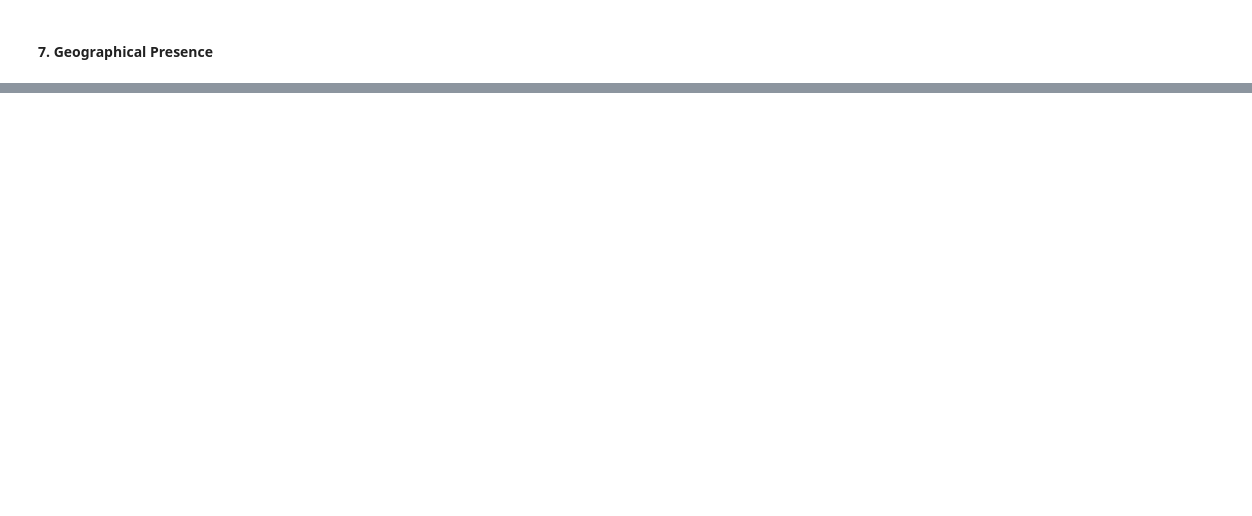
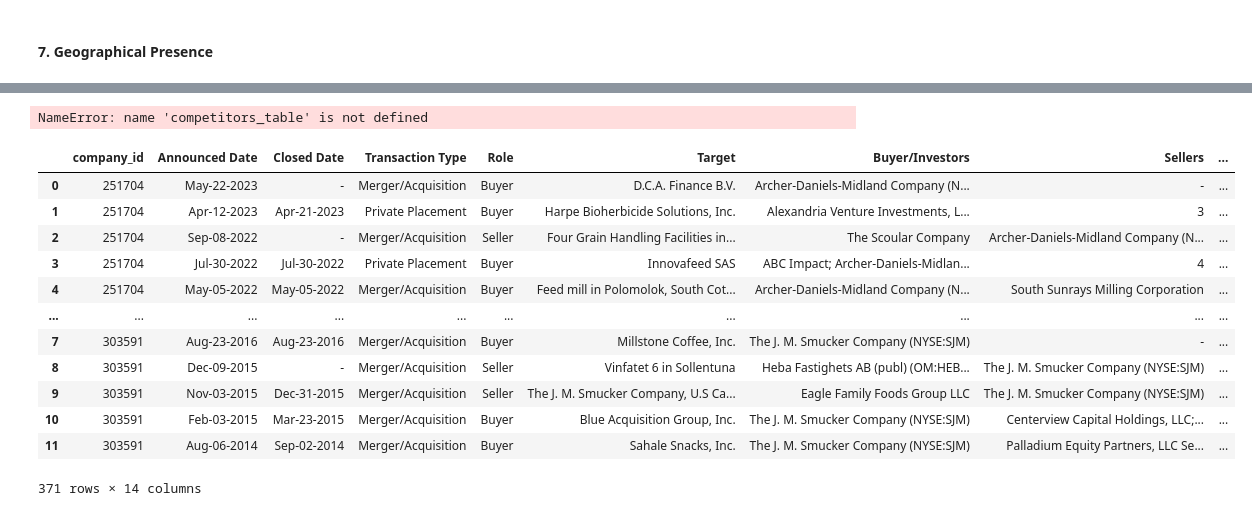
Before and after one commit to julietytsai/teamdigest, a Jupyter notebook: CIQScraper.ipynb, the cells around one changed output, grey strips where cells are left out. Cells and saved outputs as stored; diff of their text form; code cells hidden in the pictures; blank space fills up the shorter version.

```diff
--- a/CIQScraper.ipynb
+++ b/CIQScraper.ipynb
@@ -444,0 +454,11 @@ geo_segment(274715)[1]
+# %%
+competitors_table = pd.DataFrame()
+for company_id in master_idx['company_id_SPCIQ']:
+    competitors_table = merge_tables(competitors_table, competitors(company_id))
+    if len(competitors_table.columns) > 6:
+        print(company_id)
+        break
+# %%
+competitors_table
+# %% [output]
+NameError: name 'competitors_table' is not defined
@@ -444,0 +467,7 @@ geo_segment(274715)[1]
+# %%
+alliances_table = pd.DataFrame()
+for company_id in master_idx['company_id_SPCIQ']:
+    alliances_table = merge_tables(alliances_table, alliances(company_id))
+    if len(alliances_table.columns) > 6:
+        print(company_id)
+        break
@@ -444,0 +480,7 @@ geo_segment(274715)[1]
+# %%
+sourcing_table = pd.DataFrame()
+for company_id in master_idx['company_id_SPCIQ']:
+    sourcing_table = merge_tables(sourcing_table, suppliers(company_id))
+    if len(sourcing_table.columns) > 6:
+        print(company_id)
+        break
@@ -444,0 +550,20 @@ geo_segment(274715)[1]
+# %%
+acquisitions_table = pd.DataFrame()
+for company_id in master_idx['company_id_SPCIQ']:
+    acquisitions_table = merge_tables(acquisitions_table, acquisitions(company_id))
+# %%
+acquisitions_table
+# %% [output]
+|  | company_id | Announced Date | Closed Date | Transaction Type | Role | Target | Buyer/Investors | Sellers | ... |
+| 0 | 251704 | May-22-2023 | - | Merger/Acquisition | Buyer | D.C.A. Finance B.V. | Archer-Daniels-Midland Company (N... | - | ... |
+| 1 | 251704 | Apr-12-2023 | Apr-21-2023 | Private Placement | Buyer | Harpe Bioherbicide Solutions, Inc. | Alexandria Venture Investments, L... | 3 | ... |
+| 2 | 251704 | Sep-08-2022 | - | Merger/Acquisition | Seller | Four Grain Handling Facilities in... | The Scoular Company | Archer-Daniels-Midland Company (N... | ... |
+| 3 | 251704 | Jul-30-2022 | Jul-30-2022 | Private Placement | Buyer | Innovafeed SAS | ABC Impact; Archer-Daniels-Midlan... | 4 | ... |
+| 4 | 251704 | May-05-2022 | May-05-2022 | Merger/Acquisition | Buyer | Feed mill in Polomolok, South Cot... | Archer-Daniels-Midland Company (N... | South Sunrays Milling Corporation | ... |
+| ... | ... | ... | ... | ... | ... | ... | ... | ... | ... |
+| 7 | 303591 | Aug-23-2016 | Aug-23-2016 | Merger/Acquisition | Buyer | Millstone Coffee, Inc. | The J. M. Smucker Company (NYSE:SJM) | - | ... |
+| 8 | 303591 | Dec-09-2015 | - | Merger/Acquisition | Seller | Vinfatet 6 in Sollentuna | Heba Fastighets AB (publ) (OM:HEB... | The J. M. Smucker Company (NYSE:SJM) | ... |
+| 9 | 303591 | Nov-03-2015 | Dec-31-2015 | Merger/Acquisition | Seller | The J. M. Smucker Company, U.S Ca... | Eagle Family Foods Group LLC | The J. M. Smucker Company (NYSE:SJM) | ... |
+| 10 | 303591 | Feb-03-2015 | Mar-23-2015 | Merger/Acquisition | Buyer | Blue Acquisition Group, Inc. | The J. M. Smucker Company (NYSE:SJM) | Centerview Capital Holdings, LLC;... | ... |
+| 11 | 303591 | Aug-06-2014 | Sep-02-2014 | Merger/Acquisition | Buyer | Sahale Snacks, Inc. | The J. M. Smucker Company (NYSE:SJM) | Palladium Equity Partners, LLC Se... | ... |
+371 rows × 14 columns
```
Also changed, not shown: parts of 34 cells of this notebook, 4 other files.
